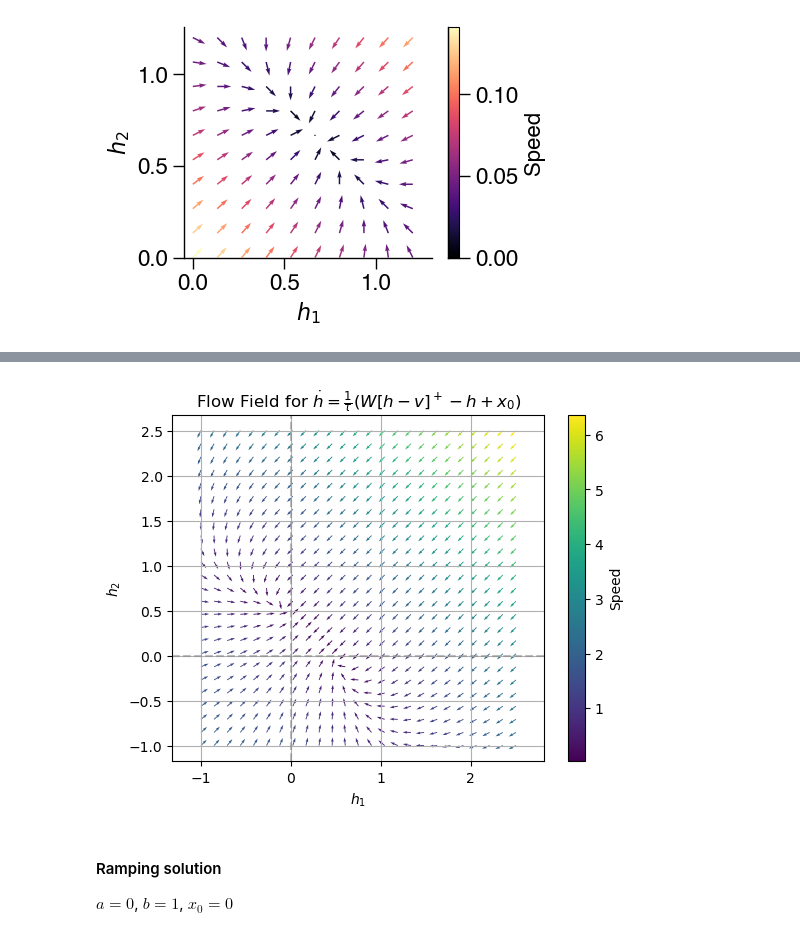
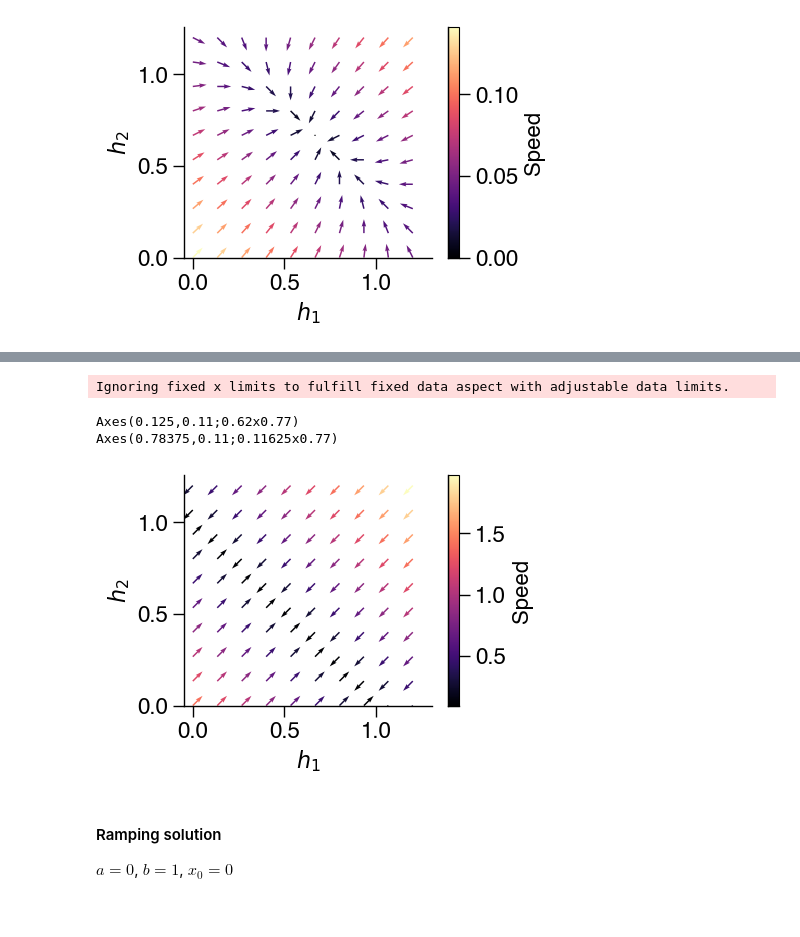
Before and after one commit to davidgbe/automated_plasticity_discovery, a Jupyter notebook: 2d_system_analysis.ipynb, the cells around one changed output, grey strips where cells are left out. Saved outputs shown, nothing was run; the diff lists cells and outputs as text; code cells hidden in the pictures.

```diff
--- a/2d_system_analysis.ipynb
+++ b/2d_system_analysis.ipynb
@@ -15,13 +15,9 @@ plt.rcParams['font.family'] = 'Helvetica'
 # Get a palette and convert to colormap
 cmap = sns.color_palette("magma", as_cmap=True)
 # %%
-def plot_flow_field(a, b, v_0=0, x_0=0, nonlinearity='relu', save_name='2D_flow_field'):
+def plot_flow_field(w, v0=0, x0=0, nonlinearity='relu', save_name='2D_flow_field', n_points=10):
     # System parameters
     tau = 1.0
-    W = np.array([[a, b],
-                  [b,  a]])
-    v = np.ones((2)) * v_0
-    x0 = np.ones((2)) * x_0
 
     # ReLU function
     def relu(x):
@@ -30,15 +26,15 @@ def plot_flow_field(a, b, v_0=0, x_0=0, nonlinearity='relu', save_name='2D_flow_
     # Define the system dynamics
     def h_dot(h):
         if nonlinearity == 'relu':
-            return (W @ relu(h - v) - h + x0) / tau
+            return (w @ relu(h - v0) - h + x0) / tau
         elif nonlinearity == 'tanh':
-            return (W @ np.tanh(relu(h - v)) - h + x0) / tau
+            return (w @ np.tanh(relu(h - v0)) - h + x0) / tau
         else:
             raise NotImplementedError('Nonlinearity not found')
 
     # Grid for plotting
-    x_vals = np.linspace(0, 1.2, 10)
-    y_vals = np.linspace(0, 1.2, 10)
+    x_vals = np.linspace(0, 1.2, n_points)
+    y_vals = np.linspace(0, 1.2, n_points)
     X, Y = np.meshgrid(x_vals, y_vals)
     U = np.zeros_like(X)
     V = np.zeros_like(Y)
@@ -196,7 +189,15 @@ plot_flow_field(a, a-1, x_0=0)
 # %%
-plot_flow_field(0, -1, x_0=0.5)
+a = 0
+w = np.array([
+    [a, a-1],
+    [a-1, a],
+])
+plot_flow_field(w, x0=1, save_name='2D_flow_line.svg')
 # %% [output]
+Ignoring fixed x limits to fulfill fixed data aspect with adjustable data limits.
+Axes(0.125,0.11;0.62x0.77)
+Axes(0.78375,0.11;0.11625x0.77)
-[figure, old version]
+[figure, new version]
 # %% [markdown]
 #### Ramping solution
 $a = 0$, $b = 1$, $x_0 = 0$
```
Also changed, not shown: parts of 17 cells of this notebook, 6 other files.
